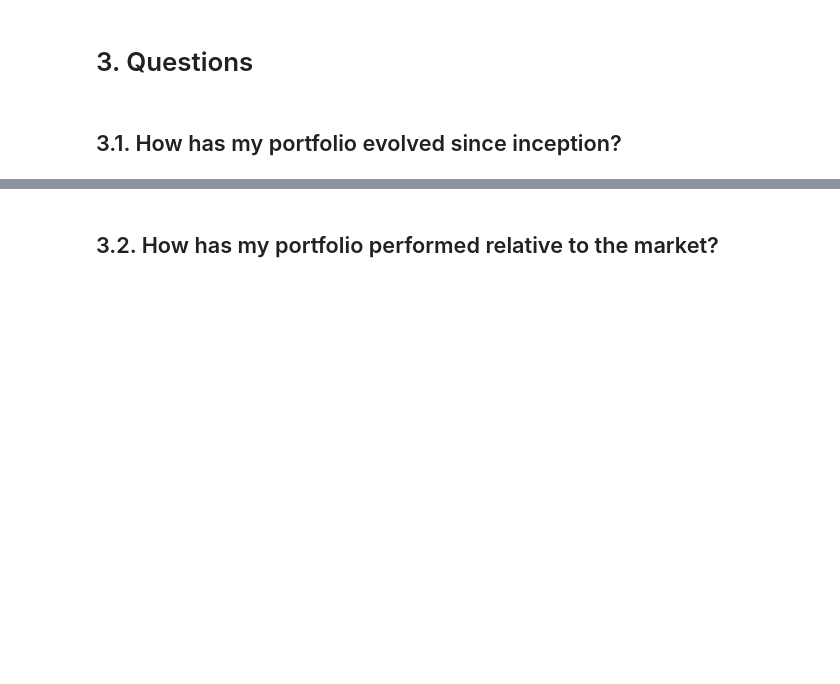
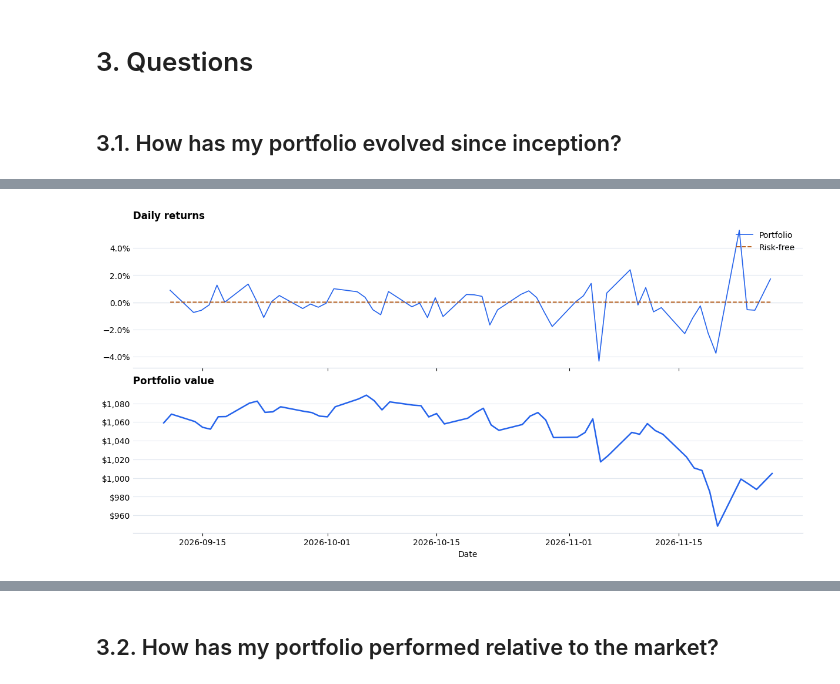
Before and after one commit to FerCorcuera/mit-quant-finance, a Jupyter notebook: Portfolio Theory/my_portfolio_eda.ipynb, the cells around one changed output, grey strips where cells are left out. Saved outputs shown, nothing was run; the diff lists cells and outputs as text; code cells hidden in the pictures; blank space fills up the shorter version.

Commit message:
feat: comparing my portfolio metrics with vt and sp benchmark

```diff
--- a/Portfolio Theory/my_portfolio_eda.ipynb
+++ b/Portfolio Theory/my_portfolio_eda.ipynb
@@ -277,2 +285,29 @@ Date
 dtype: float64
+# %%
+fig, (ax_returns, ax_wealth) = plt.subplots(
+    2, 1, figsize=(12, 6), sharex=True, layout="constrained"
+)
+
+ax_returns.plot(portfolio_returns, color="#2563EB", lw=1.2, label="Portfolio")
+ax_returns.plot(rf_aligned, color="#B45309", lw=1.3, ls="--", label="Risk-free")
+ax_returns.axhline(0, color="#94A3B8", lw=0.8, zorder=0)
+ax_returns.set_title("Daily returns", loc="left", fontweight="bold")
+ax_returns.yaxis.set_major_formatter(PercentFormatter(xmax=1))
+ax_returns.legend(frameon=False, loc="upper right")
+
+ax_wealth.plot(portfolio_wealth, color="#2563EB", lw=1.8)
+ax_wealth.set_title("Portfolio value", loc="left", fontweight="bold")
+ax_wealth.yaxis.set_major_formatter(StrMethodFormatter("${x:,.0f}"))
+ax_wealth.set_xlabel("Date")
+
+for ax in (ax_returns, ax_wealth):
+    ax.set_axisbelow(True)
+    ax.grid(axis="y", color="#E2E8F0", linewidth=0.8)
+    ax.spines[["top", "right", "left"]].set_visible(False)
+    ax.spines["bottom"].set_color("#CBD5E1")
+    ax.tick_params(axis="y", length=0)
+
+plt.show()
+# %% [output]
+[figure, added]
 # %%
```
Also changed, not shown: parts of 14 cells of this notebook, 3 other files.
